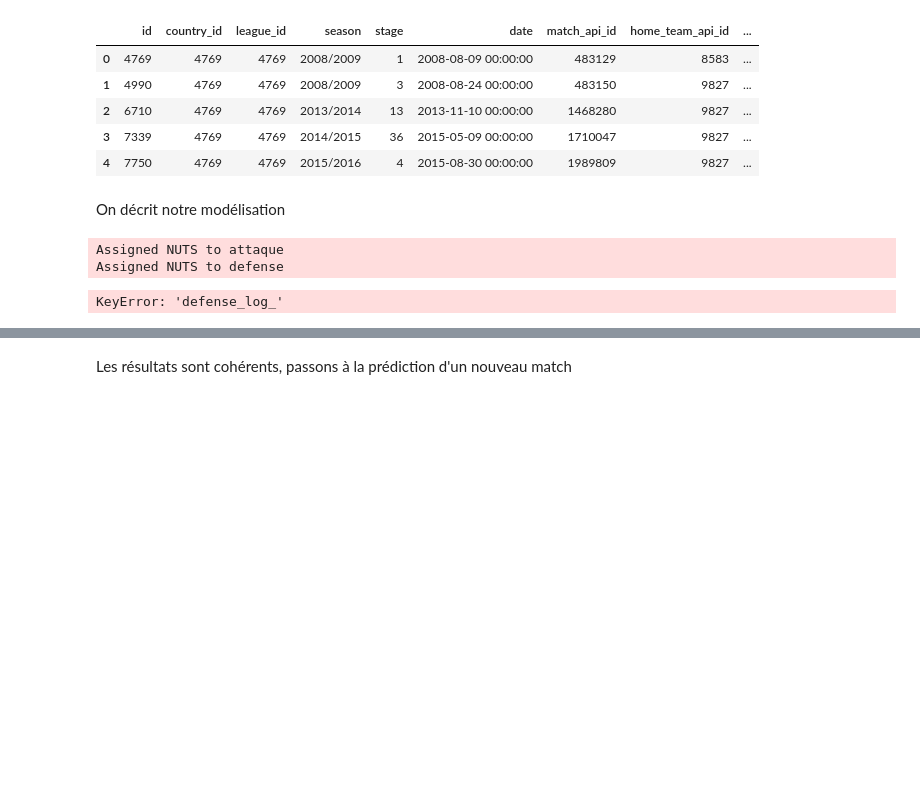
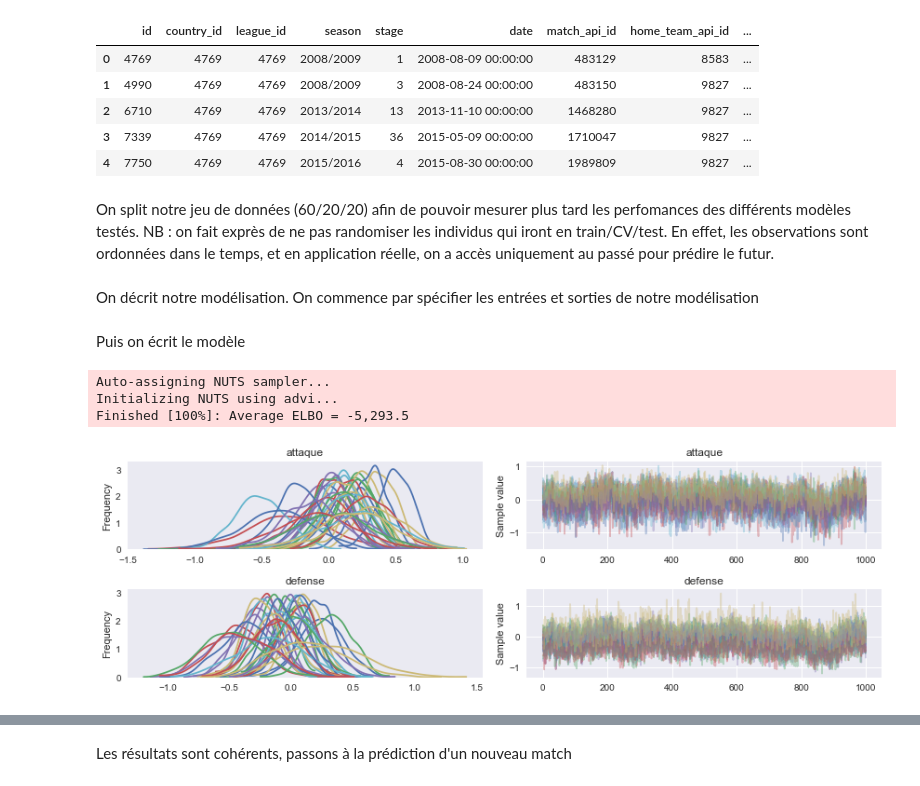
Before and after one commit to alexisrosuel/Football-predictions, a Jupyter notebook: V1.ipynb, the cells around one changed output, grey strips where cells are left out. Saved outputs shown, nothing was run; the diff lists cells and outputs as text; code cells hidden in the pictures; blank space fills up the shorter version.

```diff
--- a/V1.ipynb
+++ b/V1.ipynb
@@ -104,2 +109,2 @@ away_team = match_ligue_1.i_away.values
-# %% [markdown]
-On décrit notre modélisation
+# %% [markdown]
+On split notre jeu de données (60/20/20) afin de pouvoir mesurer plus tard les perfomances des différents modèles testés. NB : on fait exprès de ne pas randomiser les individus qui iront en train/CV/test. En effet, les observations sont ordonnées dans le temps, et en application réelle, on a accès uniquement au passé pour prédire le futur.
@@ -105,0 +123,2 @@ On décrit notre modélisation
+# %% [markdown]
+On décrit notre modélisation. On commence par spécifier les entrées et sorties de notre modélisation
@@ -106,3 +132,5 @@ On décrit notre modélisation
+# %% [markdown]
+Puis on écrit le modèle
 # %%
 import pymc3 as pm
 
@@ -121,12 +149,13 @@ with pm.Model() as model:
 # %%
 with model:
-    trace = pm.sample(2000, n_init=70000)
+    trace = pm.sample(1000, n_init=10000)
 
     pm.traceplot(trace)
 # %% [output]
-Assigned NUTS to attaque
-Assigned NUTS to defense
+Auto-assigning NUTS sampler...
+Initializing NUTS using advi...
+Finished [100%]: Average ELBO = -5,293.5
-KeyError: 'defense_log_'
+[figure, added]
 # %%
 pm.forestplot(trace, varnames=['attaque'], ylabels=teams.values, main="Team Offense")
 # %% [output]
```
Also changed, not shown: parts of 36 cells of this notebook.
